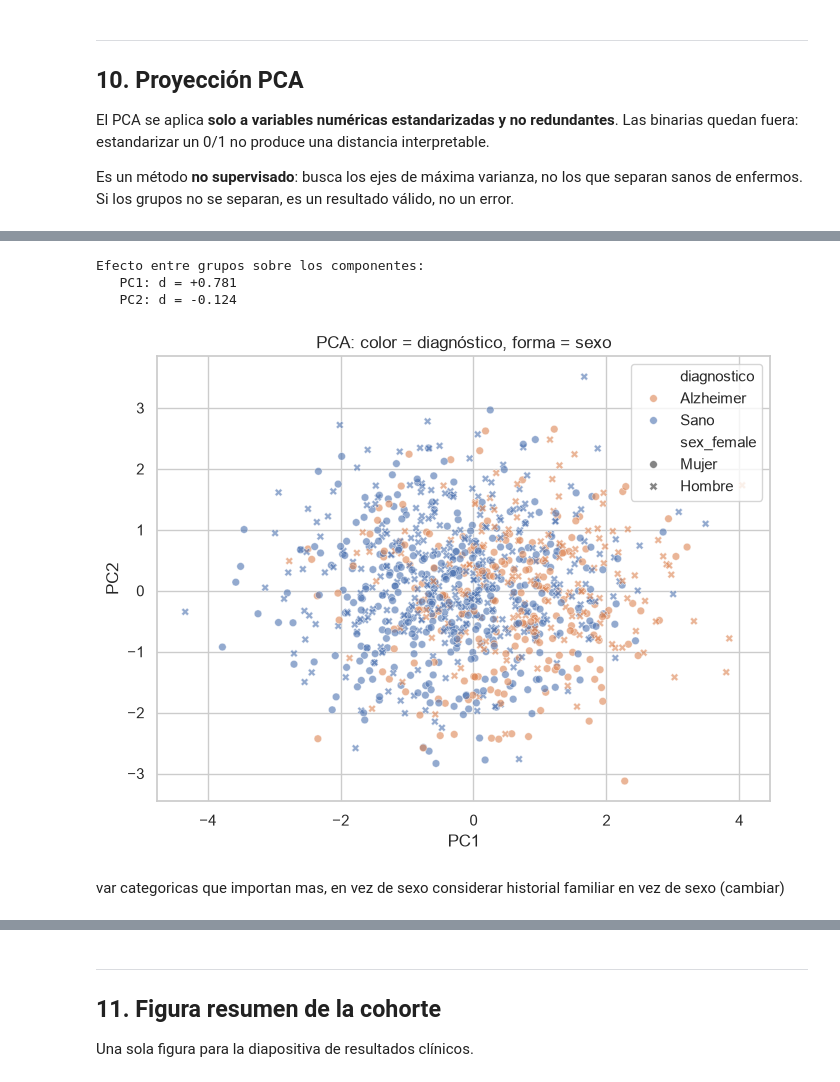
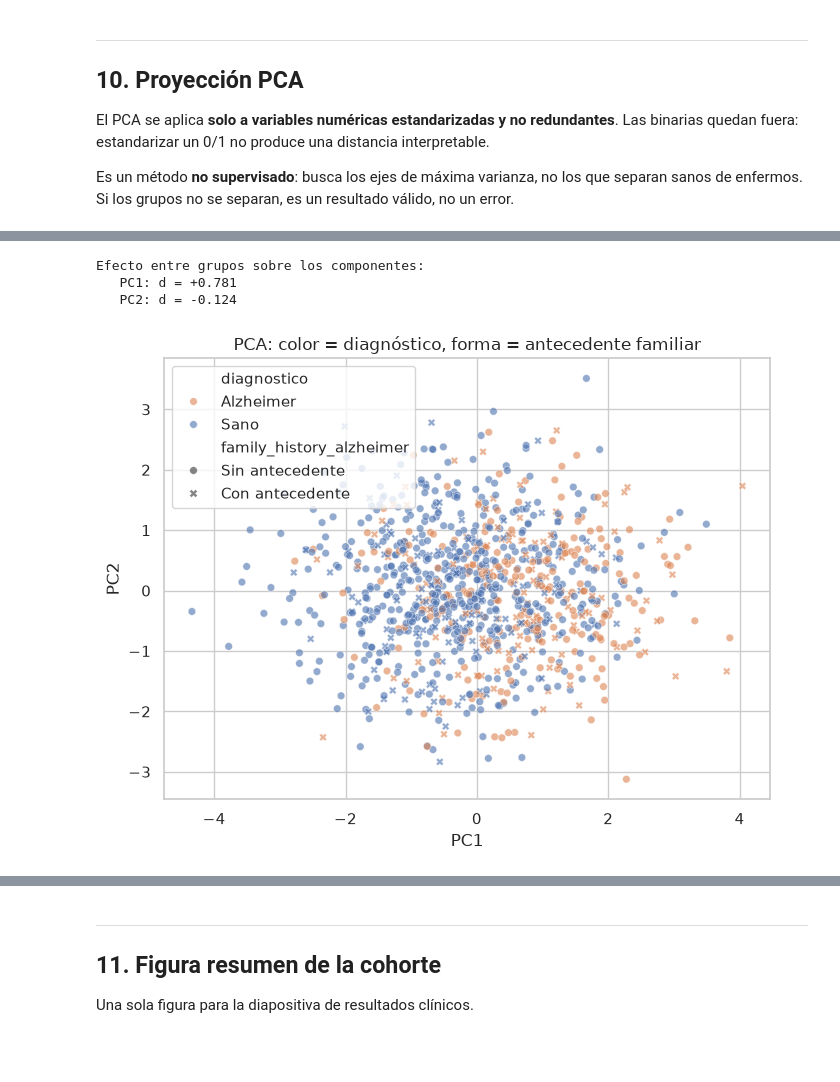
Before and after one commit to HisokaMorow1/intr_2026_trabajo_final, a Jupyter notebook: notebooks/01_clinical_eda.ipynb, the cells around one changed output, grey strips where cells are left out. Cells and saved outputs as stored; diff of their text form; code cells hidden in the pictures; blank space fills up the shorter version.

```diff
--- a/notebooks/01_clinical_eda.ipynb
+++ b/notebooks/01_clinical_eda.ipynb
@@ -95,9 +95,15 @@ if ARCHIVO_CLINICO is None:
         + "\n\nDefine DIR_PROYECTO arriba con la ruta absoluta de la carpeta del proyecto."
     )
 
-DIR_DATOS = ARCHIVO_CLINICO.parent
-DIR_BASE  = (Path(DIR_PROYECTO) if DIR_PROYECTO
-             else (DIR_DATOS.parent if DIR_DATOS.name.lower() == "data" else DIR_DATOS))
+def encontrar_raiz_proyecto(ruta):
+    """Sube por los padres de ruta hasta encontrar una carpeta raw_data/, y devuelve su padre.
+    Si no la encuentra, usa la carpeta donde esta el archivo (comportamiento anterior)."""
+    for ancestro in ruta.parents:
+        if ancestro.name.lower() == "raw_data":
+            return ancestro.parent
+    return ruta.parent
+
+DIR_BASE = Path(DIR_PROYECTO) if DIR_PROYECTO else encontrar_raiz_proyecto(ARCHIVO_CLINICO)
 
 DIR_RESULTADOS = DIR_BASE / "results"
 DIR_FIGURAS    = DIR_RESULTADOS / "figures"
@@ -520,0 +523,13 @@ MÁS CERCANOS A CEROS (RELACION) INDICA QE SON INDEPENDIENTES Y HAY QE ANALIZARL
+# %%
+CASI_INDEPENDIENTES = 0.05
+
+pares_bajos = []
+for i_var, a in enumerate(NUMERICAS):
+    for b in NUMERICAS[i_var + 1:]:
+        r = corr_total.loc[a, b]
+        if abs(r) <= CASI_INDEPENDIENTES:
+            pares_bajos.append((a, b, round(r, 3)))
+
+print(f"Pares con |r| <= {CASI_INDEPENDIENTES} (prácticamente independientes):")
+for a, b, r in pares_bajos:
+    print(f"   {a:<20} {b:<20} r = {r:+.3f}")
@@ -912,18 +943,19 @@ X = df[VARIABLES_PCA]
 X_esc = StandardScaler().fit_transform(X)
 
 pca = PCA(random_state=RANDOM_STATE)
-#valor controlado
 scores = pca.fit_transform(X_esc)
 
 var_exp = pca.explained_variance_ratio_
 print("Varianza explicada por componente (%):", np.round(var_exp * 100, 1))
-print(f"Acumulada PC1 + PC2: {var_exp[:2].sum() * 100:.1f}%")
+for n in [1, 2, 3]:
+    print(f"Acumulada con {n} componente(s): {var_exp[:n].sum() * 100:.1f}%")
 
-df_pca = pd.DataFrame(scores[:, :2], columns=["PC1", "PC2"])
+df_pca = pd.DataFrame(scores[:, :3], columns=["PC1", "PC2", "PC3"])
 df_pca["diagnostico"] = df["diagnostico"].values
-df_pca["sex_female"]  = df["sex_female"].values
+df_pca["sex_female"] = df["sex_female"].values
+df_pca["family_history_alzheimer"] = df["family_history_alzheimer"].values
 
-cargas = pd.DataFrame(pca.components_[:2].T, index=VARIABLES_PCA, #REVISAR
+cargas = pd.DataFrame(pca.components_[:2].T, index=VARIABLES_PCA,
                       columns=["PC1", "PC2"]).round(3)
 display(cargas)
 # %% [output]
@@ -989,26 +1006,24 @@ plt.show()
 # %%
-# ¿Los componentes separan los grupos? ¿O separan por sexo?
+# ¿Los componentes separan los grupos? ¿O separan por antecedente familiar?
 print("Efecto entre grupos sobre los componentes:")
 for pc in ["PC1", "PC2"]:
     d = d_de_cohen(df_pca[df_pca["diagnostico"] == "Alzheimer"][pc],
                    df_pca[df_pca["diagnostico"] == "Sano"][pc])
     print(f"   {pc}: d = {d:+.3f}")
 
 fig, ax = plt.subplots(figsize=(7, 5.5))
 sns.scatterplot(data=df_pca, x="PC1", y="PC2", hue="diagnostico",
-                style=df_pca["sex_female"].map({0: "Hombre", 1: "Mujer"}),
+                style=df_pca["family_history_alzheimer"].map({0: "Sin antecedente", 1: "Con antecedente"}),
                 palette=PALETA, alpha=0.6, s=30, ax=ax)
-ax.set(title="PCA: color = diagnóstico, forma = sexo")
+ax.set(title="PCA: color = diagnóstico, forma = antecedente familiar")
 plt.tight_layout()
-guardar_figura("pca_por_sexo", "proyecciones")
+guardar_figura("pca_por_antecedente_familiar", "proyecciones")
 plt.show()
 # %% [output]
 Efecto entre grupos sobre los componentes:
    PC1: d = +0.781
    PC2: d = -0.124
-[figure, old version]
+[figure, new version]
-# %% [markdown]
-var categoricas que importan mas, en vez de sexo considerar historial familiar en vez de sexo (cambiar)
 # %% [markdown]
 **Cómo interpretarlo en la defensa.**
 
```
Also changed, not shown: parts of 22 cells of this notebook, 3 other files.
